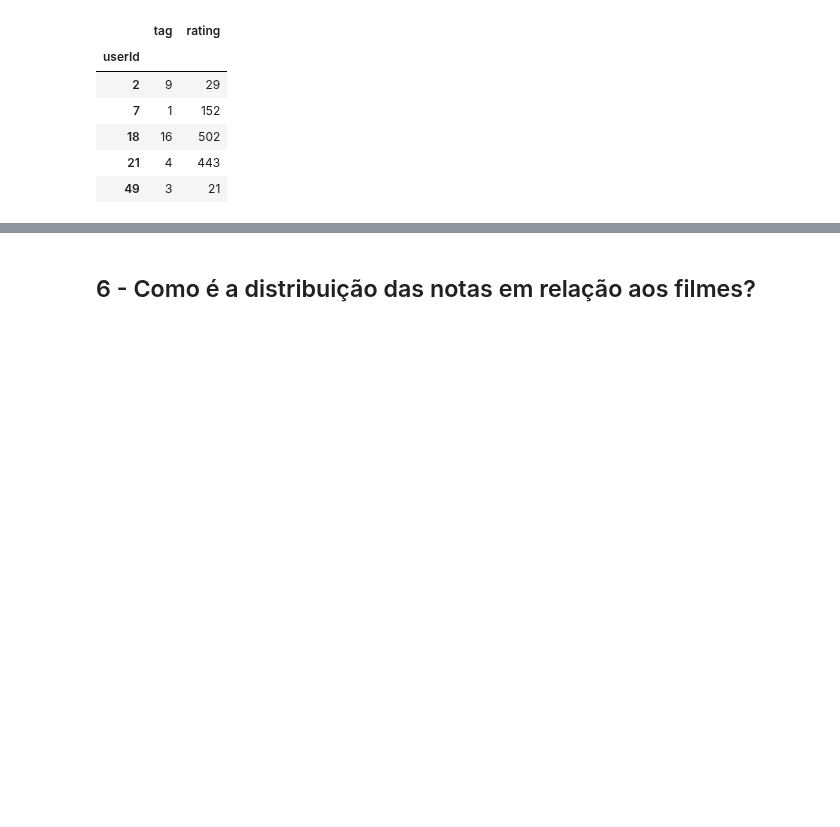
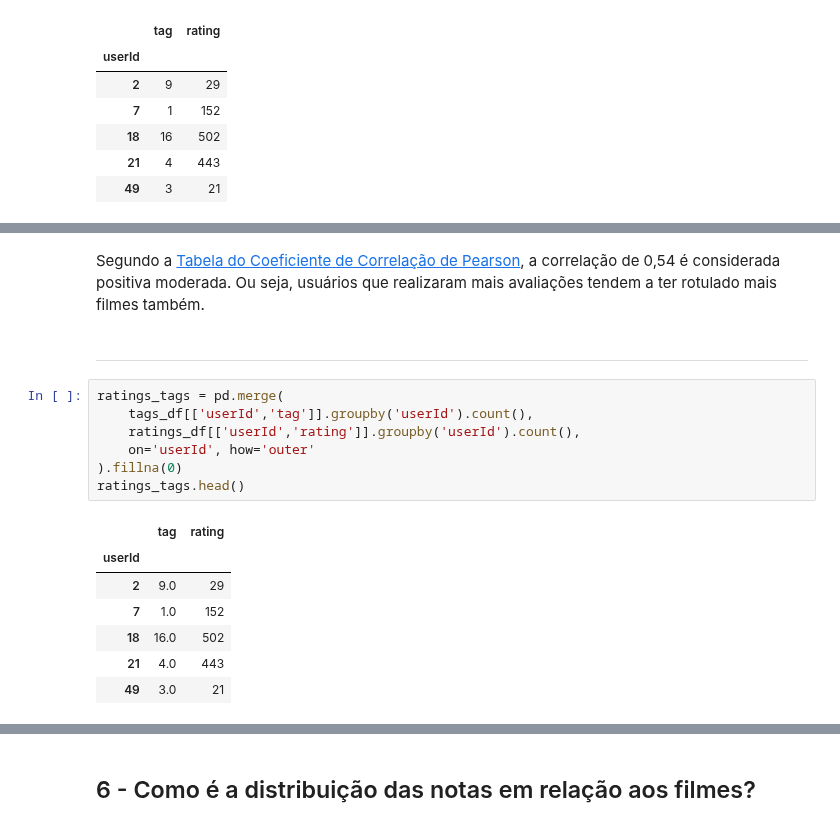
Before and after one commit to dieguim-ifsp-posCD/D1AED, a Jupyter notebook: avaliacoes/20210513-avaliacao01/AED-movie-lens-small.ipynb, the cells around one changed output, grey strips where cells are left out. Saved outputs shown, nothing was run; the diff lists cells and outputs as text; blank space fills up the shorter version.

```diff
--- a/avaliacoes/20210513-avaliacao01/AED-movie-lens-small.ipynb
+++ b/avaliacoes/20210513-avaliacao01/AED-movie-lens-small.ipynb
@@ -1117,0 +1118,19 @@ Segundo a [Tabela do Coeficiente de Correlação de Pearson](https://pt.wikipedi
+# %% [markdown]
+Segundo a [Tabela do Coeficiente de Correlação de Pearson](https://pt.wikipedia.org/wiki/Coeficiente_de_correla%C3%A7%C3%A3o_de_Pearson), a correlação de 0,54 é considerada positiva moderada. Ou seja, usuários que realizaram mais avaliações tendem a ter rotulado mais filmes também.
+# %% [markdown]
+---
+# %%
+ratings_tags = pd.merge(
+    tags_df[['userId','tag']].groupby('userId').count(),
+    ratings_df[['userId','rating']].groupby('userId').count(),
+    on='userId', how='outer'
+).fillna(0)
+ratings_tags.head()
+# %% [output]
+|  | tag | rating |
+| userId |  |  |
+| 2 | 9.0 | 29 |
+| 7 | 1.0 | 152 |
+| 18 | 16.0 | 502 |
+| 21 | 4.0 | 443 |
+| 49 | 3.0 | 21 |
```
Also changed, not shown: parts of 13 cells of this notebook.
